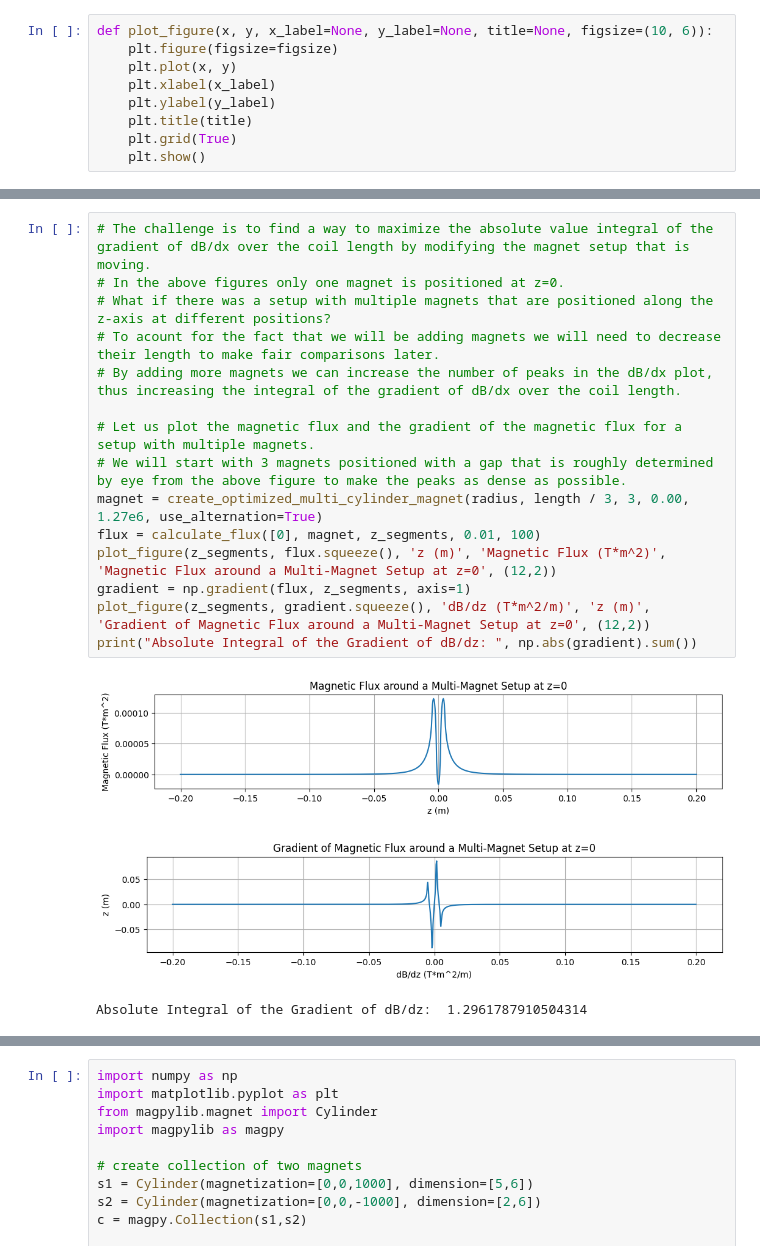
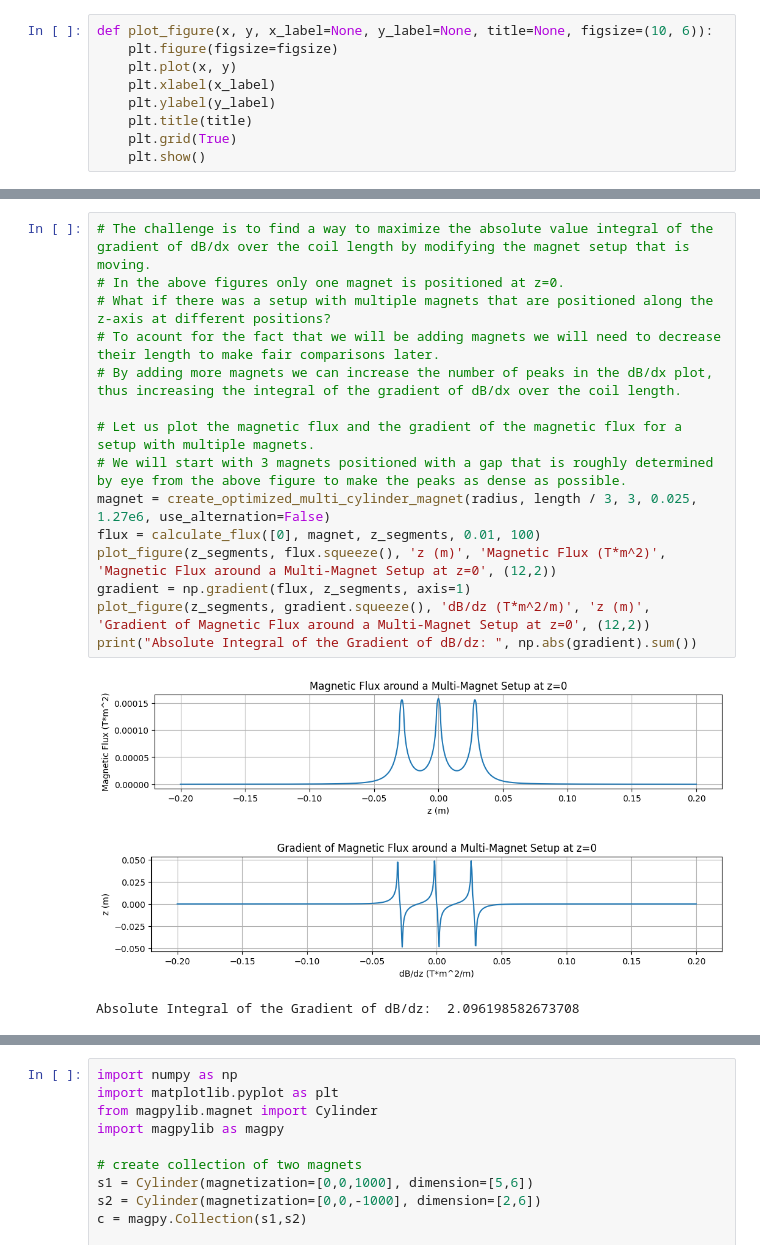
Before and after one commit to Sebleko/induction_generator, a Jupyter notebook: python/induction-simulation.ipynb, the cells around one changed output, grey strips where cells are left out. Cells and saved outputs as stored; diff of their text form.

```diff
--- a/python/induction-simulation.ipynb
+++ b/python/induction-simulation.ipynb
@@ -770,22 +769,22 @@ Absolute Integral of the Gradient of dB/dz:  1.4466080470136697
 # %%
 # The challenge is to find a way to maximize the absolute value integral of the gradient of dB/dx over the coil length by modifying the magnet setup that is moving.
 # In the above figures only one magnet is positioned at z=0.
 # What if there was a setup with multiple magnets that are positioned along the z-axis at different positions?
 # To acount for the fact that we will be adding magnets we will need to decrease their length to make fair comparisons later.
 # By adding more magnets we can increase the number of peaks in the dB/dx plot, thus increasing the integral of the gradient of dB/dx over the coil length.
 
 # Let us plot the magnetic flux and the gradient of the magnetic flux for a setup with multiple magnets.
 # We will start with 3 magnets positioned with a gap that is roughly determined by eye from the above figure to make the peaks as dense as possible.
-magnet = create_optimized_multi_cylinder_magnet(radius, length / 3, 3, 0.00, 1.27e6, use_alternation=True)
+magnet = create_optimized_multi_cylinder_magnet(radius, length / 3, 3, 0.025, 1.27e6, use_alternation=False)
 flux = calculate_flux([0], magnet, z_segments, 0.01, 100)
 plot_figure(z_segments, flux.squeeze(), 'z (m)', 'Magnetic Flux (T*m^2)', 'Magnetic Flux around a Multi-Magnet Setup at z=0', (12,2))
 gradient = np.gradient(flux, z_segments, axis=1)
 plot_figure(z_segments, gradient.squeeze(), 'dB/dz (T*m^2/m)', 'z (m)', 'Gradient of Magnetic Flux around a Multi-Magnet Setup at z=0', (12,2))
 print("Absolute Integral of the Gradient of dB/dz: ", np.abs(gradient).sum())
 # %% [output]
-[figure, old version]
+[figure, new version]
-[figure, old version]
+[figure, new version]
-Absolute Integral of the Gradient of dB/dz:  1.2961787910504314
+Absolute Integral of the Gradient of dB/dz:  2.096198582673708
 # %%
 # The absolute integral of the gradient of dB/dx is significantly higher for the multi-magnet setup even though the total volume of the magnets is the same.
 # Let us optimize this even further. By the superoposition principle the magnetic field at a point is the sum of the magnetic fields of the individual magnets.
```
Also changed, not shown: parts of 7 cells of this notebook.
